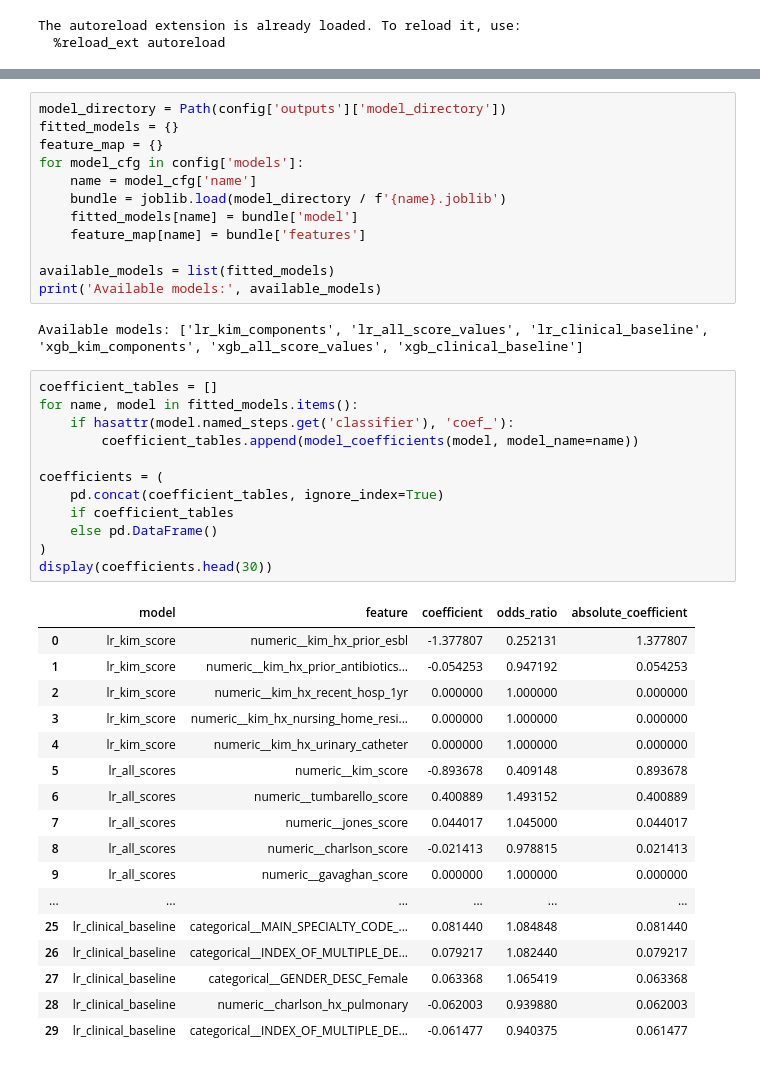
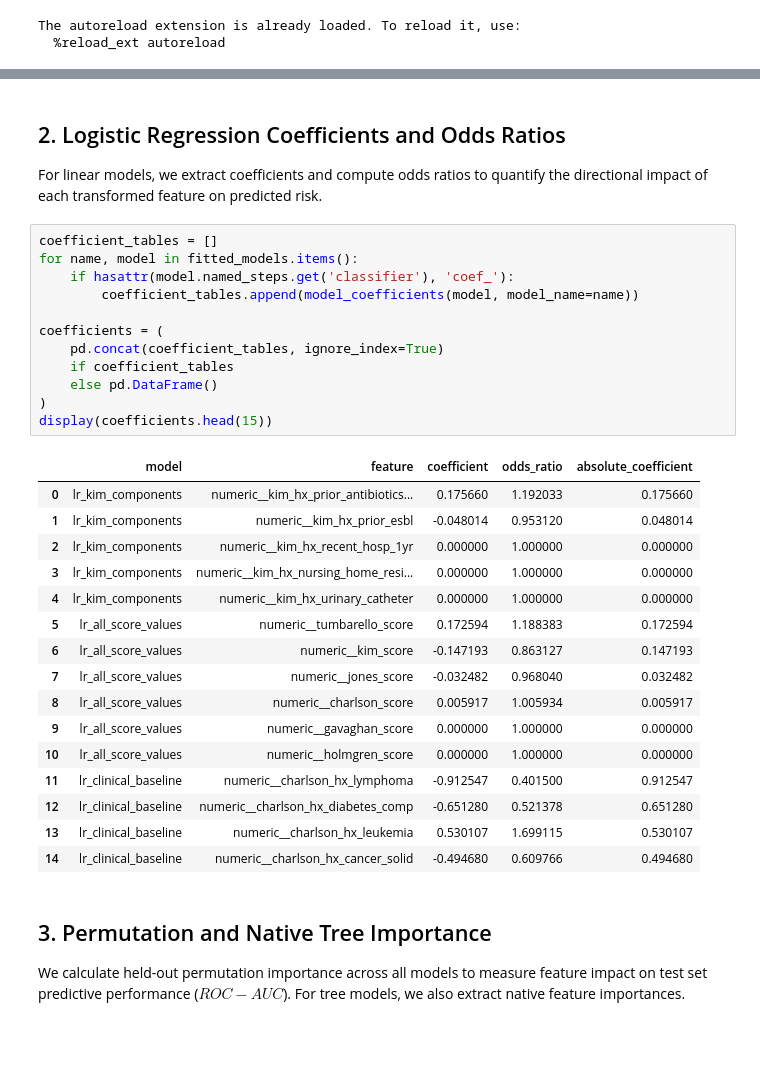
Before and after one commit to bahp/icare-risk, a Jupyter notebook: notebooks/09_feature_importance.ipynb, the cells around one changed output, grey strips where cells are left out. Saved outputs shown, nothing was run; the diff lists cells and outputs as text; blank space fills up the shorter version.

```diff
--- a/notebooks/09_feature_importance.ipynb
+++ b/notebooks/09_feature_importance.ipynb
@@ -46,47 +79,40 @@ Events: 493; event rate: 0.199
-# %%
-model_directory = Path(config['outputs']['model_directory'])
-fitted_models = {}
-feature_map = {}
-for model_cfg in config['models']:
-    name = model_cfg['name']
-    bundle = joblib.load(model_directory / f'{name}.joblib')
-    fitted_models[name] = bundle['model']
-    feature_map[name] = bundle['features']
-
-available_models = list(fitted_models)
-print('Available models:', available_models)
-# %% [output]
-Available models: ['lr_kim_components', 'lr_all_score_values', 'lr_clinical_baseline', 'xgb_kim_components', 'xgb_all_score_values', 'xgb_clinical_baseline']
+# %% [markdown]
+## 2. Logistic Regression Coefficients and Odds Ratios
+
+For linear models, we extract coefficients and compute odds ratios to quantify the directional impact of each transformed feature on predicted risk.
 # %%
 coefficient_tables = []
 for name, model in fitted_models.items():
     if hasattr(model.named_steps.get('classifier'), 'coef_'):
         coefficient_tables.append(model_coefficients(model, model_name=name))
 
 coefficients = (
     pd.concat(coefficient_tables, ignore_index=True)
     if coefficient_tables
     else pd.DataFrame()
 )
-display(coefficients.head(30))
+display(coefficients.head(15))
 # %% [output]
 |  | model | feature | coefficient | odds_ratio | absolute_coefficient |
-| 0 | lr_kim_score | numeric__kim_hx_prior_esbl | -1.377807 | 0.252131 | 1.377807 |
-| 1 | lr_kim_score | numeric__kim_hx_prior_antibiotics... | -0.054253 | 0.947192 | 0.054253 |
-| 2 | lr_kim_score | numeric__kim_hx_recent_hosp_1yr | 0.000000 | 1.000000 | 0.000000 |
-| 3 | lr_kim_score | numeric__kim_hx_nursing_home_resi... | 0.000000 | 1.000000 | 0.000000 |
-| 4 | lr_kim_score | numeric__kim_hx_urinary_catheter | 0.000000 | 1.000000 | 0.000000 |
-| 5 | lr_all_scores | numeric__kim_score | -0.893678 | 0.409148 | 0.893678 |
-| 6 | lr_all_scores | numeric__tumbarello_score | 0.400889 | 1.493152 | 0.400889 |
-| 7 | lr_all_scores | numeric__jones_score | 0.044017 | 1.045000 | 0.044017 |
-| 8 | lr_all_scores | numeric__charlson_score | -0.021413 | 0.978815 | 0.021413 |
-| 9 | lr_all_scores | numeric__gavaghan_score | 0.000000 | 1.000000 | 0.000000 |
-| ... | ... | ... | ... | ... | ... |
-| 25 | lr_clinical_baseline | categorical__MAIN_SPECIALTY_CODE_... | 0.081440 | 1.084848 | 0.081440 |
-| 26 | lr_clinical_baseline | categorical__INDEX_OF_MULTIPLE_DE... | 0.079217 | 1.082440 | 0.079217 |
-| 27 | lr_clinical_baseline | categorical__GENDER_DESC_Female | 0.063368 | 1.065419 | 0.063368 |
-| 28 | lr_clinical_baseline | numeric__charlson_hx_pulmonary | -0.062003 | 0.939880 | 0.062003 |
-| 29 | lr_clinical_baseline | categorical__INDEX_OF_MULTIPLE_DE... | -0.061477 | 0.940375 | 0.061477 |
+| 0 | lr_kim_components | numeric__kim_hx_prior_antibiotics... | 0.175660 | 1.192033 | 0.175660 |
+| 1 | lr_kim_components | numeric__kim_hx_prior_esbl | -0.048014 | 0.953120 | 0.048014 |
+| 2 | lr_kim_components | numeric__kim_hx_recent_hosp_1yr | 0.000000 | 1.000000 | 0.000000 |
+| 3 | lr_kim_components | numeric__kim_hx_nursing_home_resi... | 0.000000 | 1.000000 | 0.000000 |
+| 4 | lr_kim_components | numeric__kim_hx_urinary_catheter | 0.000000 | 1.000000 | 0.000000 |
+| 5 | lr_all_score_values | numeric__tumbarello_score | 0.172594 | 1.188383 | 0.172594 |
+| 6 | lr_all_score_values | numeric__kim_score | -0.147193 | 0.863127 | 0.147193 |
+| 7 | lr_all_score_values | numeric__jones_score | -0.032482 | 0.968040 | 0.032482 |
+| 8 | lr_all_score_values | numeric__charlson_score | 0.005917 | 1.005934 | 0.005917 |
+| 9 | lr_all_score_values | numeric__gavaghan_score | 0.000000 | 1.000000 | 0.000000 |
+| 10 | lr_all_score_values | numeric__holmgren_score | 0.000000 | 1.000000 | 0.000000 |
+| 11 | lr_clinical_baseline | numeric__charlson_hx_lymphoma | -0.912547 | 0.401500 | 0.912547 |
+| 12 | lr_clinical_baseline | numeric__charlson_hx_diabetes_comp | -0.651280 | 0.521378 | 0.651280 |
+| 13 | lr_clinical_baseline | numeric__charlson_hx_leukemia | 0.530107 | 1.699115 | 0.530107 |
+| 14 | lr_clinical_baseline | numeric__charlson_hx_cancer_solid | -0.494680 | 0.609766 | 0.494680 |
+# %% [markdown]
+## 3. Permutation and Native Tree Importance
+
+We calculate held-out permutation importance across all models to measure feature impact on test set predictive performance ($ROC-AUC$). For tree models, we also extract native feature importances.
 # %%
 permutation_tables = []
 native_tables = []
```
Also changed, not shown: parts of 6 cells of this notebook, 5 other files.
